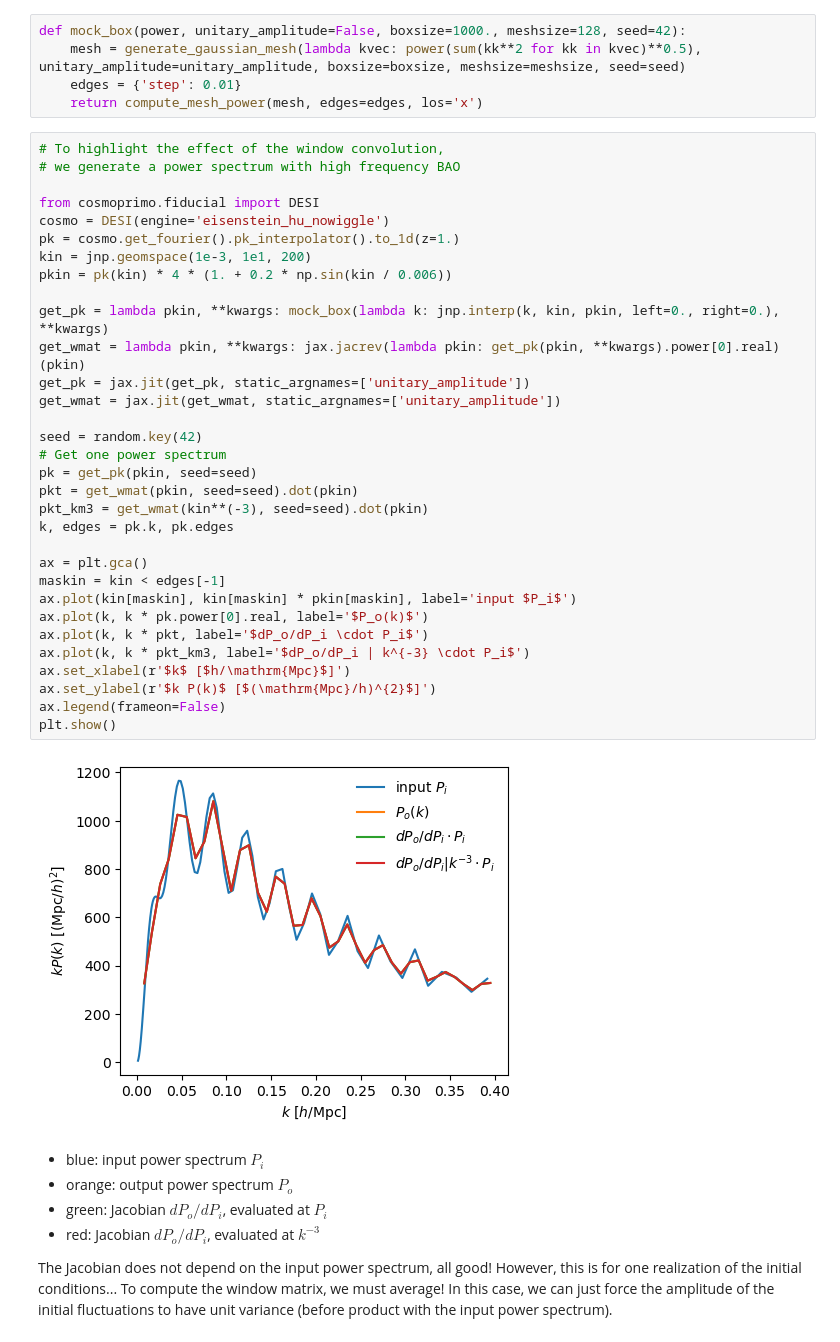
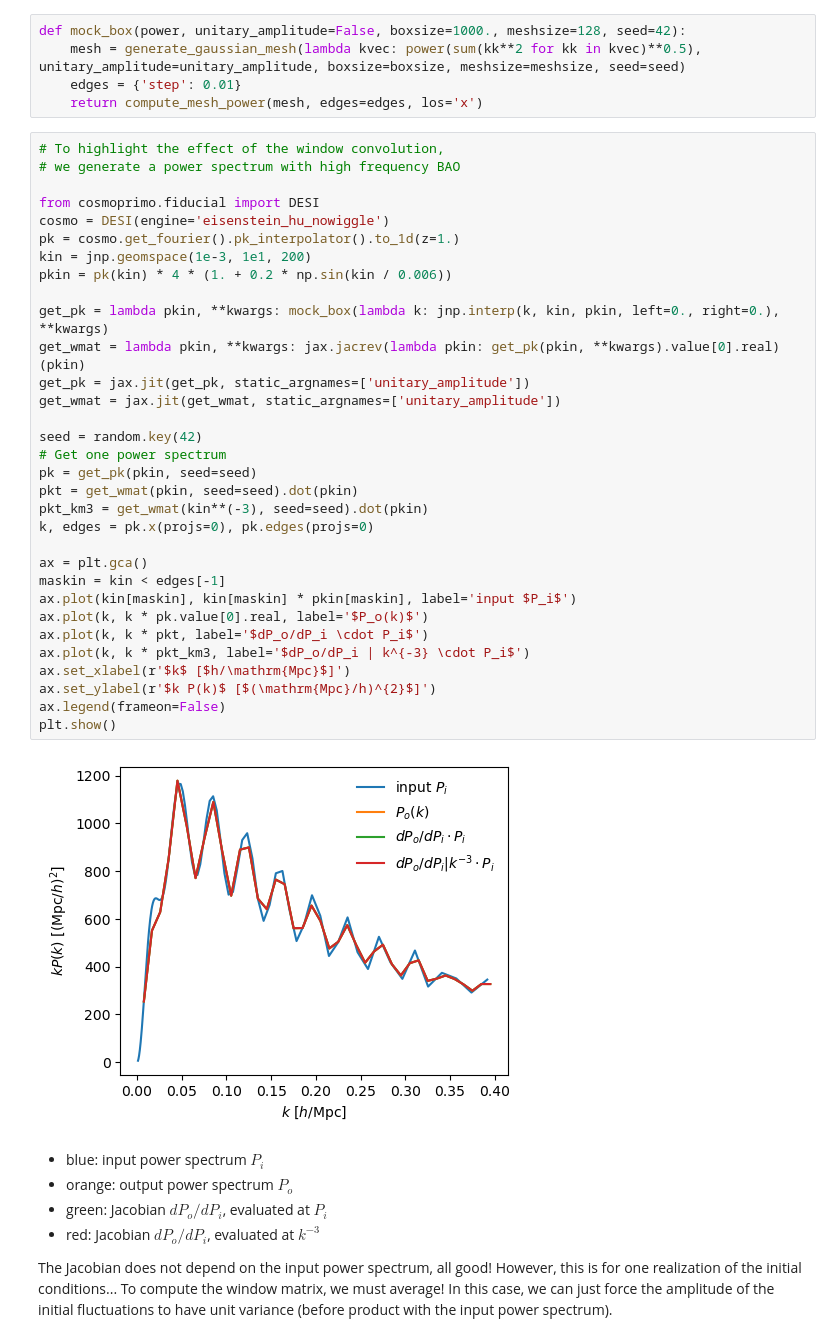
Before and after one commit to adematti/jax-window, a Jupyter notebook: nb/isotropic.ipynb, the cells around one changed output. Drawn from its saved outputs; the diff is of its cells as text.

```diff
--- a/nb/isotropic.ipynb
+++ b/nb/isotropic.ipynb
@@ -37,37 +37,37 @@ def mock_box(power, unitary_amplitude=False, boxsize=1000., meshsize=128, seed=4
 # %%
 # To highlight the effect of the window convolution,
 # we generate a power spectrum with high frequency BAO
 
 from cosmoprimo.fiducial import DESI
 cosmo = DESI(engine='eisenstein_hu_nowiggle')
 pk = cosmo.get_fourier().pk_interpolator().to_1d(z=1.)
 kin = jnp.geomspace(1e-3, 1e1, 200)
 pkin = pk(kin) * 4 * (1. + 0.2 * np.sin(kin / 0.006))
 
 get_pk = lambda pkin, **kwargs: mock_box(lambda k: jnp.interp(k, kin, pkin, left=0., right=0.), **kwargs)
-get_wmat = lambda pkin, **kwargs: jax.jacrev(lambda pkin: get_pk(pkin, **kwargs).power[0].real)(pkin)
+get_wmat = lambda pkin, **kwargs: jax.jacrev(lambda pkin: get_pk(pkin, **kwargs).value[0].real)(pkin)
 get_pk = jax.jit(get_pk, static_argnames=['unitary_amplitude'])
 get_wmat = jax.jit(get_wmat, static_argnames=['unitary_amplitude'])
 
 seed = random.key(42)
 # Get one power spectrum
 pk = get_pk(pkin, seed=seed)
 pkt = get_wmat(pkin, seed=seed).dot(pkin)
 pkt_km3 = get_wmat(kin**(-3), seed=seed).dot(pkin)
-k, edges = pk.k, pk.edges
+k, edges = pk.x(projs=0), pk.edges(projs=0)
 
 ax = plt.gca()
 maskin = kin < edges[-1]
 ax.plot(kin[maskin], kin[maskin] * pkin[maskin], label='input $P_i$')
-ax.plot(k, k * pk.power[0].real, label='$P_o(k)$')
+ax.plot(k, k * pk.value[0].real, label='$P_o(k)$')
 ax.plot(k, k * pkt, label='$dP_o/dP_i \cdot P_i$')
 ax.plot(k, k * pkt_km3, label='$dP_o/dP_i | k^{-3} \cdot P_i$')
 ax.set_xlabel(r'$k$ [$h/\mathrm{Mpc}$]')
 ax.set_ylabel(r'$k P(k)$ [$(\mathrm{Mpc}/h)^{2}$]')
 ax.legend(frameon=False)
 plt.show()
 # %% [output]
-[figure, old version]
+[figure, new version]
 # %% [markdown]
 - blue: input power spectrum $P_i$
 - orange: output power spectrum $P_o$
```
Also changed, not shown: parts of 6 cells of this notebook, 5 other files.
